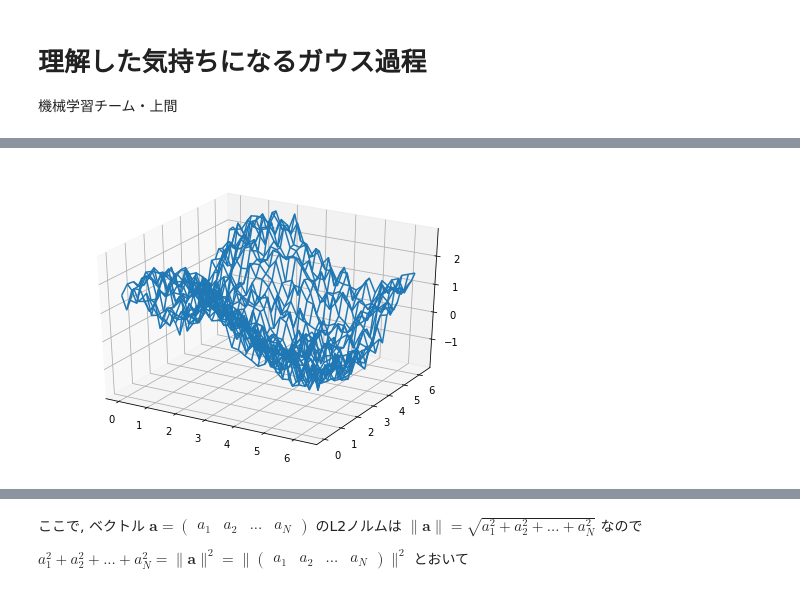
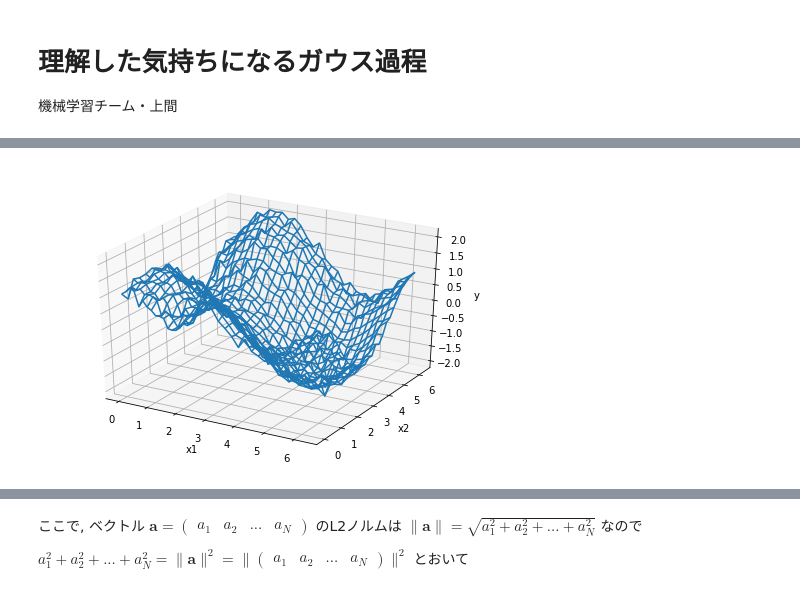
Before and after one commit to uema/gp-scratch, a Jupyter notebook: derivation.ipynb, the cells around one changed output, grey strips where cells are left out. Drawn from its saved outputs; the diff is of its cells as text; code cells hidden in the pictures.

```diff
--- a/derivation.ipynb
+++ b/derivation.ipynb
@@ -31,14 +34,14 @@ from mpl_toolkits.mplot3d import Axes3D
 # %%
 N = 30
-X1, X2 = np.meshgrid(np.linspace(0, 2*np.pi, N), np.linspace(0, 2*np.pi, N))
-X = np.c_[np.ravel(X1), np.ravel(X2)]
-
-target = (np.sin(X[:,0])+np.cos(X[:,1])+np.random.rand(X.shape[0])).reshape(X1.shape)
+x1, x2 = np.meshgrid(np.linspace(0, 2*np.pi, N), np.linspace(0, 2*np.pi, N))
+y = (np.sin(x1.ravel())+np.cos(x2.ravel())+np.random.normal(0,0.1,x1.ravel().shape[0])).reshape(x1.shape)
 
 fig = plt.figure()
 ax = Axes3D(fig)
-ax.plot_wireframe(X1, X2, target)
-
+ax.plot_wireframe(x1, x2, y)
+ax.set_xlabel("x1")
+ax.set_ylabel("x2")
+ax.set_zlabel("y")
 plt.show()
 # %% [output]
-[figure, old version]
+[figure, new version]
```
Also changed, not shown: parts of 14 cells of this notebook.
